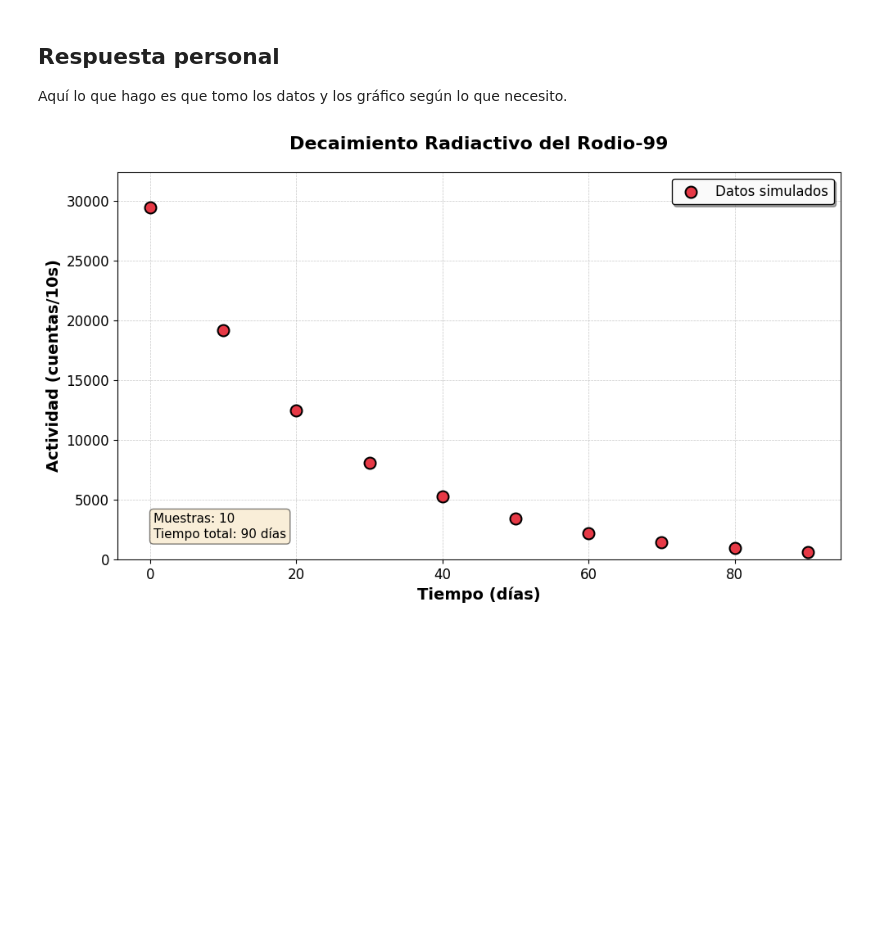
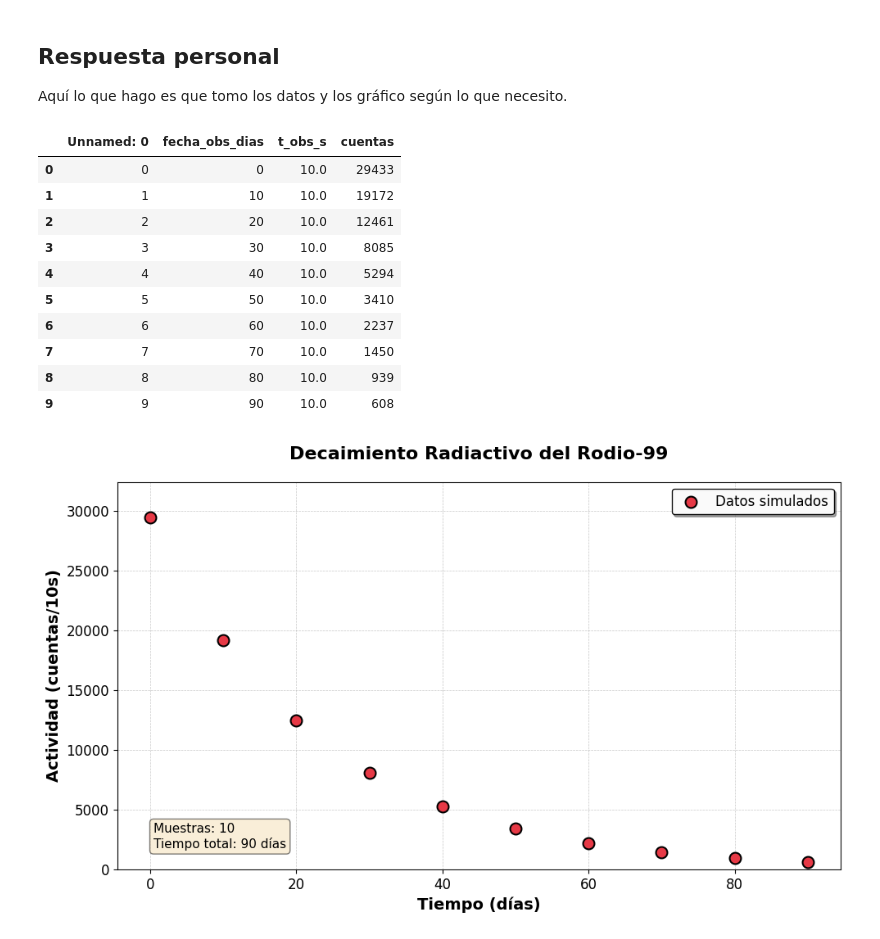
Before and after one commit to jkou02/Decaimiento_Rodio_Bongo_Physics, a Jupyter notebook: notebooks/Adquirir_datos.ipynb, the cells around one changed output. Cells and saved outputs as stored; diff of their text form; code cells hidden in the pictures; blank space fills up the shorter version.

```diff
--- a/notebooks/Adquirir_datos.ipynb
+++ b/notebooks/Adquirir_datos.ipynb
@@ -64,6 +64,22 @@ Aquí lo que hago es que tomo los datos y los gráfico según lo que necesito.
 # %%
 # Guardamos los datos en un archivo externo.
 muestras.to_csv("../data/muestras.csv")
+# %%
+# Solo usar está línea si se desea cargar el archivo y no construir los datos desde cero.
+muestras = pd.read_csv("../data/muestras.csv")
+muestras.head(15)
+# %% [output]
+|  | Unnamed: 0 | fecha_obs_dias | t_obs_s | cuentas |
+| 0 | 0 | 0 | 10.0 | 29433 |
+| 1 | 1 | 10 | 10.0 | 19172 |
+| 2 | 2 | 20 | 10.0 | 12461 |
+| 3 | 3 | 30 | 10.0 | 8085 |
+| 4 | 4 | 40 | 10.0 | 5294 |
+| 5 | 5 | 50 | 10.0 | 3410 |
+| 6 | 6 | 60 | 10.0 | 2237 |
+| 7 | 7 | 70 | 10.0 | 1450 |
+| 8 | 8 | 80 | 10.0 | 939 |
+| 9 | 9 | 90 | 10.0 | 608 |
 # %%
 # Gráficamos los datos tal cual como se ven actualmente.
 plt.figure(figsize=(10, 6), dpi=100)
```
Also changed, not shown: parts of 2 cells of this notebook, 1 other file.
